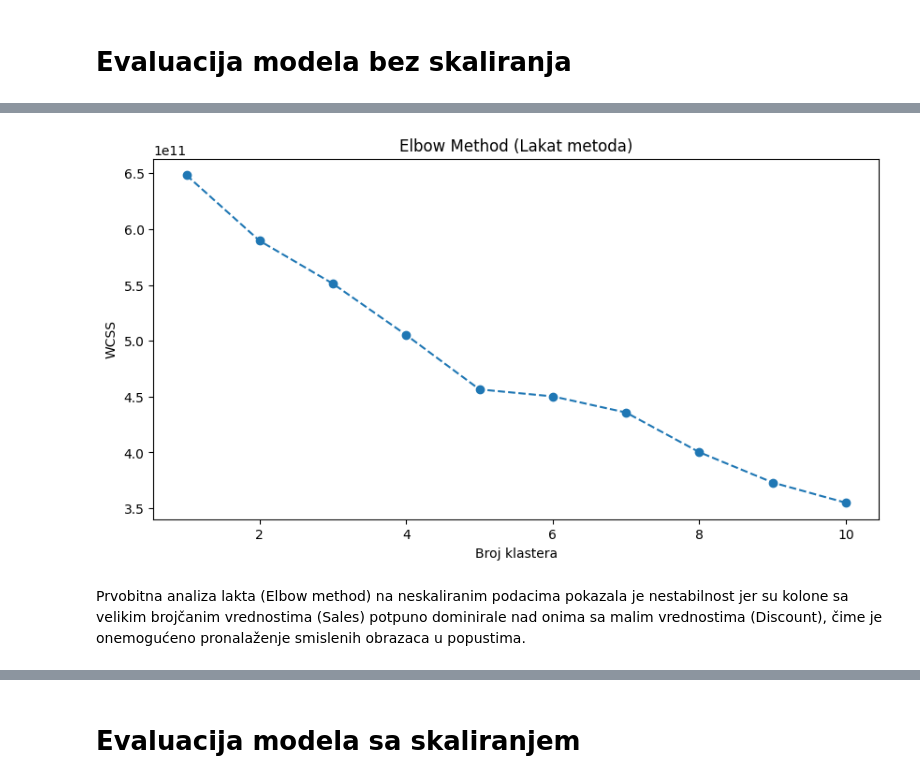
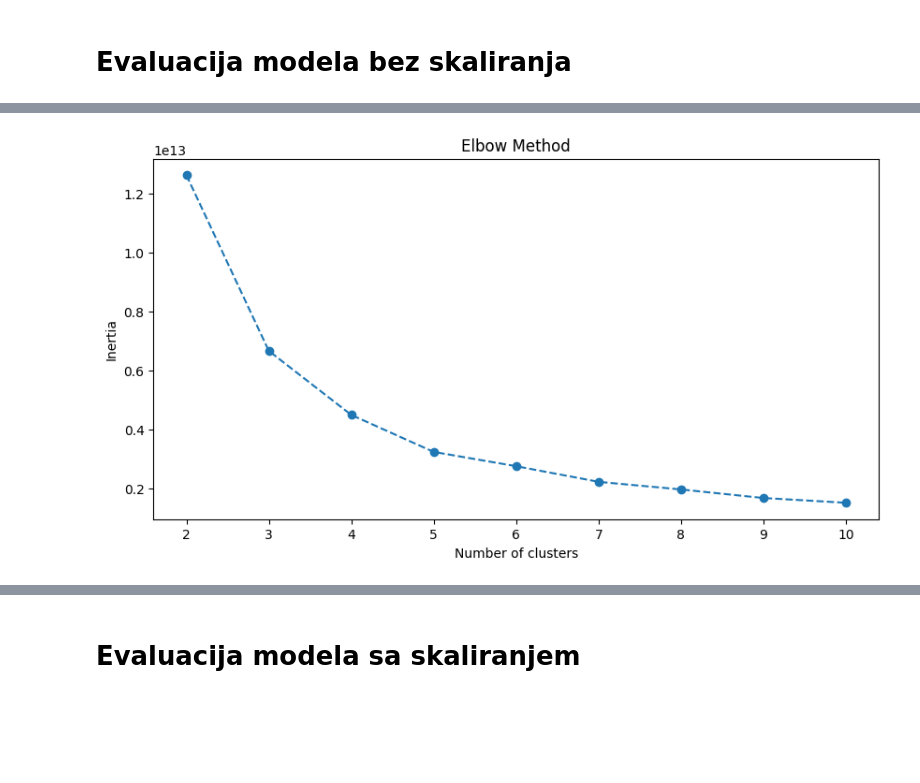
Before and after one commit to gavrilovicluka/machine-learning-projects, a Jupyter notebook: Projekat 2/Projekat2.ipynb, the cells around one changed output, grey strips where cells are left out. Drawn from its saved outputs; the diff is of its cells as text; code cells hidden in the pictures; blank space fills up the shorter version.

```diff
--- a/Projekat 2/Projekat2.ipynb
+++ b/Projekat 2/Projekat2.ipynb
@@ -727,0 +874,7 @@ dtype: int64
+# %%
+features_to_drop = [c for c in ['Order ID', 'Customer Name', 'Product Name', 'Order Date', 'City', 'Year', 'Sub-Category'] if c in df.columns]
+
+df_cleaned = df.drop(columns=features_to_drop)
+
+display(df.head())
+display(df_cleaned.head())
@@ -728,5 +894,7 @@ dtype: int64
 # %% [markdown]
 U skupu podataka postoje sledeci kategoricki atributi:
 # %%
-cat_cols
+print(f"\nPreostali kategoricki atributi:")
+remaining_categorical = df_cleaned.select_dtypes(include=['object']).columns.tolist()
+print(remaining_categorical)
 # %% [output]
@@ -810,0 +950,16 @@ def evaluate_model(model_name, scaling_type, data, labels):
+# %%
+preprocessor = ColumnTransformer(
+    transformers=[
+        ("cat", OneHotEncoder(drop="first"), remaining_categorical),    # avoid redundancy with dropping first encoded column
+    ],
+    remainder='passthrough'
+)
+
+X = preprocessor.fit_transform(df_cleaned)
+# %%
+ohe_columns = preprocessor.named_transformers_['cat'].get_feature_names_out(remaining_categorical)
+numeric_cols = [col for col in df_cleaned.columns if col not in remaining_categorical]
+all_columns = list(ohe_columns) + numeric_cols
+
+X_df = pd.DataFrame(X, columns=all_columns)
+X_df.head()
@@ -811,17 +974,17 @@ def evaluate_model(model_name, scaling_type, data, labels):
 # %%
-wcss = [] # Within-cluster sum of squares
-for i in range(1, 11):
+inertia = [] # Within-cluster sum of squares
+cluster_range = range(2, 11)
+
+for i in cluster_range:
     kmeans = KMeans(n_clusters=i, init='k-means++', random_state=42)
-    kmeans.fit(df_pivot)
-    wcss.append(kmeans.inertia_)
+    kmeans.fit(X_df)
+    inertia.append(kmeans.inertia_)
 
 plt.figure(figsize=(10, 5))
-plt.plot(range(1, 11), wcss, marker='o', linestyle='--')
-plt.title('Elbow Method (Lakat metoda)')
-plt.xlabel('Broj klastera')
-plt.ylabel('WCSS')
+plt.plot(cluster_range, inertia, marker='o', linestyle='--')
+plt.title('Elbow Method')
+plt.xlabel('Number of clusters')
+plt.ylabel('Inertia')
 plt.show()
 # %% [output]
-[figure, old version]
+[figure, new version]
-# %% [markdown]
-Prvobitna analiza lakta (Elbow method) na neskaliranim podacima pokazala je nestabilnost jer su kolone sa velikim brojčanim vrednostima (Sales) potpuno dominirale nad onima sa malim vrednostima (Discount), čime je onemogućeno pronalaženje smislenih obrazaca u popustima.
```
Also changed, not shown: parts of 46 cells of this notebook.
